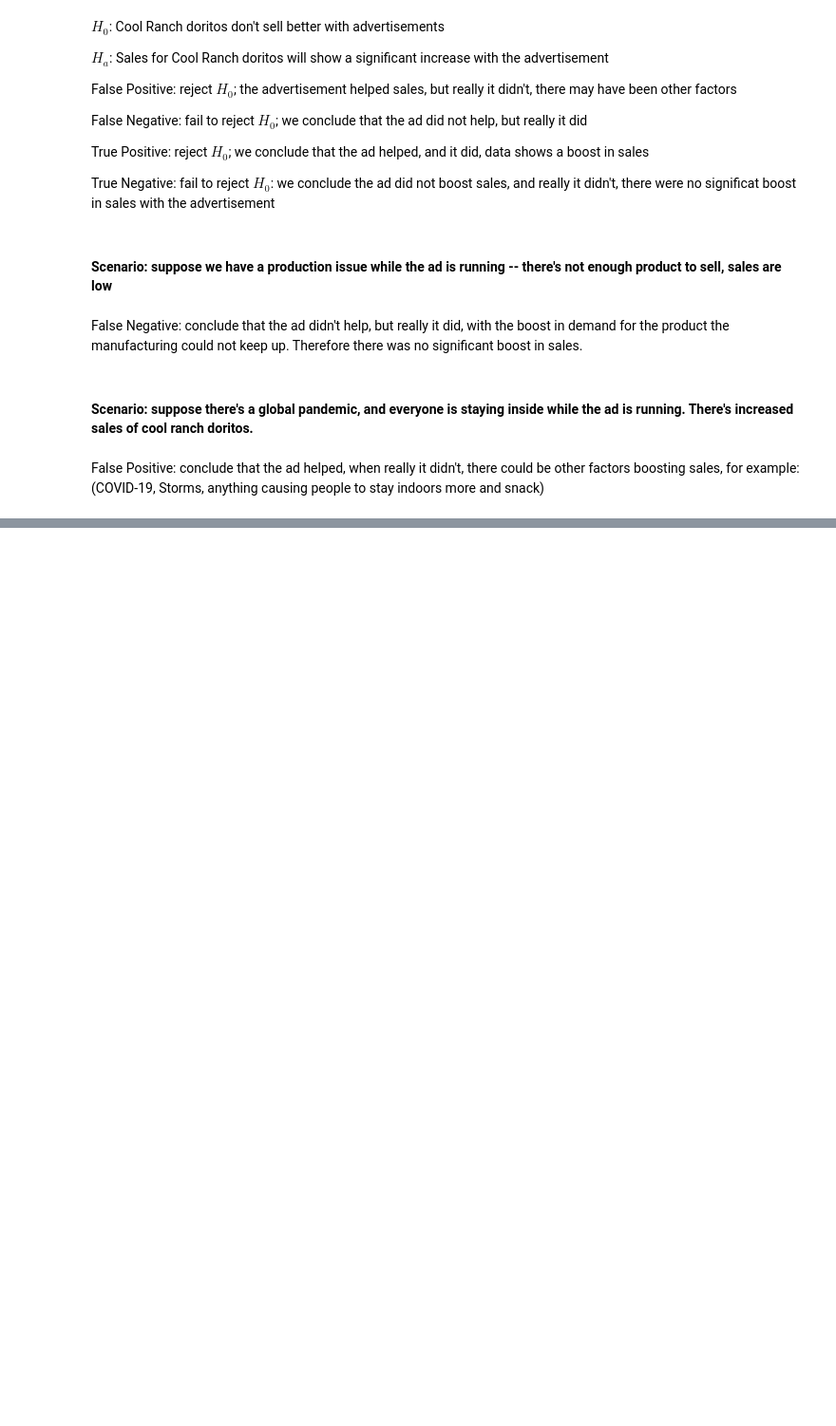
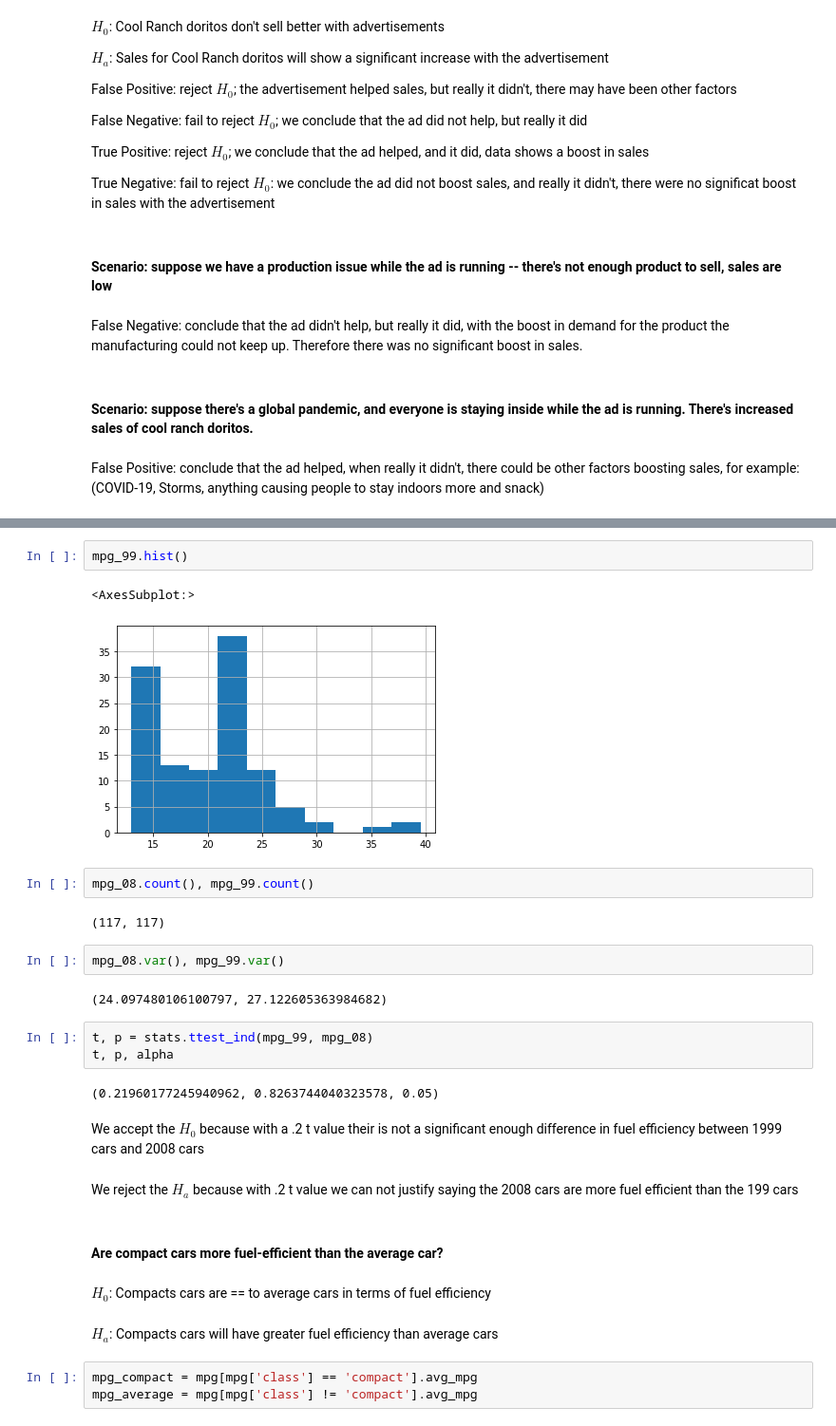
Before and after one commit to ForrestMccrosky/statistics-exercises, a Jupyter notebook: hypothesis_testing.ipynb, the cells around one changed output, grey strips where cells are left out. Shown: that part at 95% size. Cells and saved outputs as stored; diff of their text form; blank space fills up the shorter version.

```diff
--- a/hypothesis_testing.ipynb
+++ b/hypothesis_testing.ipynb
@@ -53,0 +190,31 @@ False Positive: conclude that the ad helped, when really it didn't, there could
+# %%
+mpg_99.hist()
+# %% [output]
+<AxesSubplot:>
+[figure, added]
+# %%
+mpg_08.count(), mpg_99.count()
+# %% [output]
+(117, 117)
+# %%
+mpg_08.var(), mpg_99.var()
+# %% [output]
+(24.097480106100797, 27.122605363984682)
+# %%
+t, p = stats.ttest_ind(mpg_99, mpg_08)
+t, p, alpha
+# %% [output]
+(0.21960177245940962, 0.8263744040323578, 0.05)
+# %% [markdown]
+We accept the $H_0$ because with a .2 t value their is not a significant enough difference in fuel efficiency between 1999 cars and 2008 cars
+# %% [markdown]
+We reject the $H_a$ because with .2 t value we can not justify saying the 2008 cars are more fuel efficient than the 199 cars
+# %% [markdown]
+#### Are compact cars more fuel-efficient than the average car?
+# %% [markdown]
+$H_0$: Compacts cars are == to average cars in terms of fuel efficiency
+# %% [markdown]
+$H_a$: Compacts cars will have greater fuel efficiency than average cars
+# %%
+mpg_compact = mpg[mpg['class'] == 'compact'].avg_mpg
+mpg_average = mpg[mpg['class'] != 'compact'].avg_mpg
```
Also changed, not shown: parts of 35 cells of this notebook.
